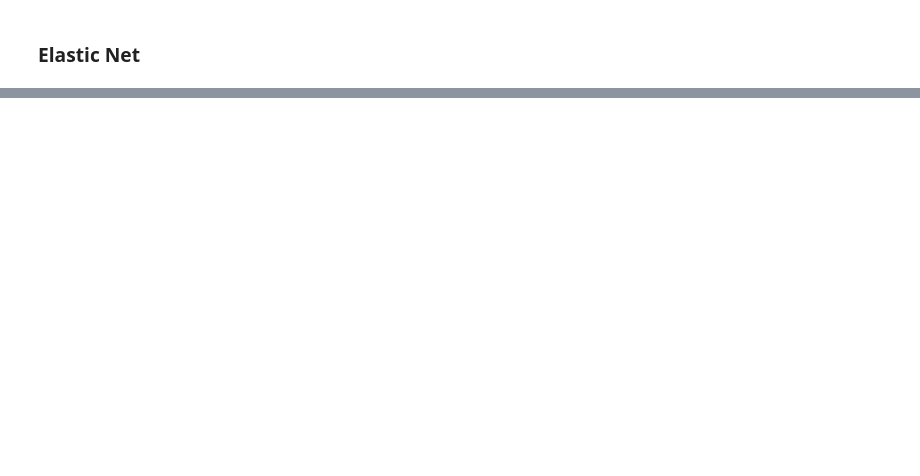
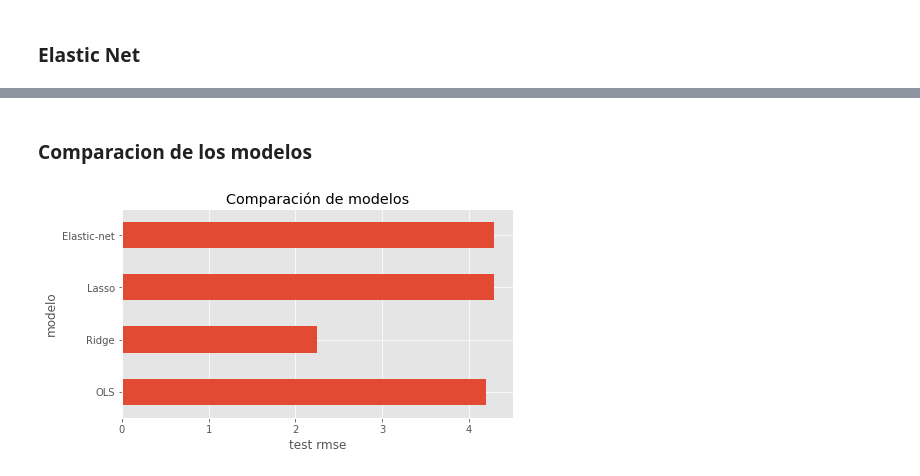
Before and after one commit to lucasbegue/clases-ML, a Jupyter notebook: notebook_clase2_reg.ipynb, the cells around one changed output, grey strips where cells are left out. Saved outputs shown, nothing was run; the diff lists cells and outputs as text; code cells hidden in the pictures; blank space fills up the shorter version.

```diff
--- a/notebook_clase2_reg.ipynb
+++ b/notebook_clase2_reg.ipynb
@@ -344,0 +439,18 @@ df_resultados_cv
+# %% [markdown]
+### Comparacion de los modelos
+# %%
+df_comparacion = pd.DataFrame(
+    {
+        'modelo': ['OLS', 'Ridge', 'Lasso', 'Elastic-net'],
+        'test rmse': [rmse_ols, rmse_ridge, rmse_lasso, rmse_elastic]
+    }
+)
+
+fig, ax = plt.subplots(figsize=(7, 3.84))
+df_comparacion.set_index('modelo').plot(kind='barh', legend=None, ax=ax)
+ax.set_xlabel('test rmse')
+ax.set_ylabel('modelo')
+ax.set_title('Comparación de modelos')
+plt.show()
+# %% [output]
+[figure, added]
```
Also changed, not shown: parts of 20 cells of this notebook.
